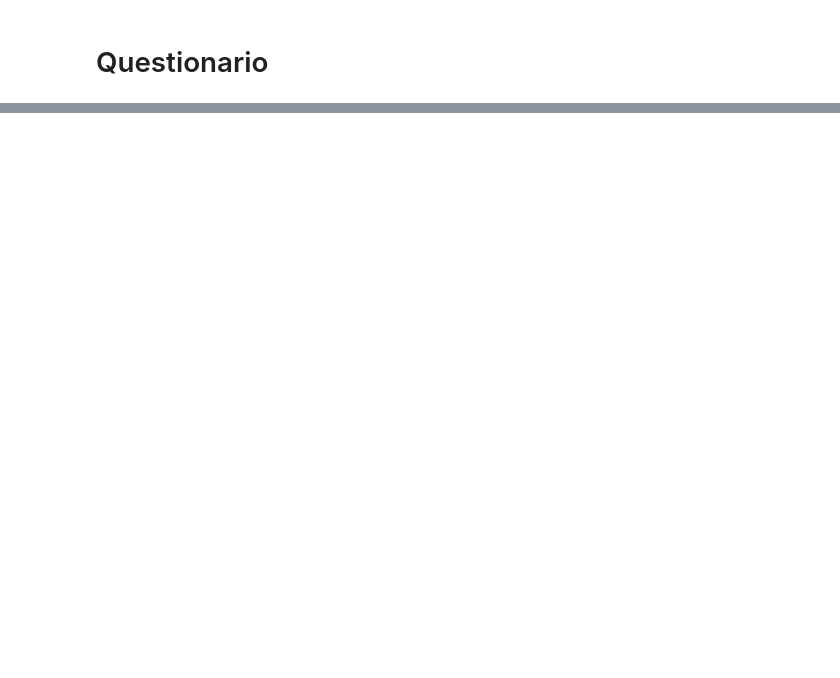
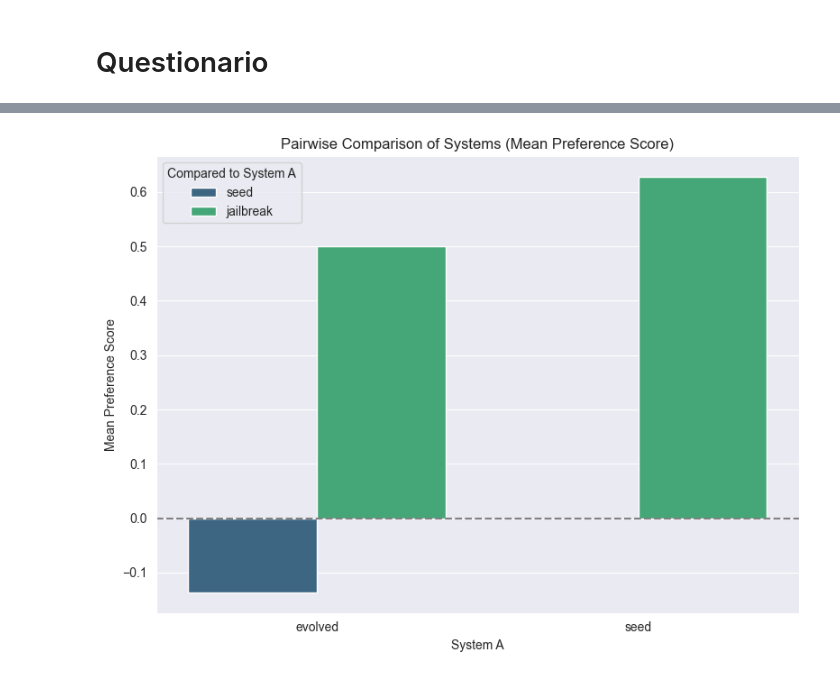
Before and after one commit to sbancuz/ToxicOracles, a Jupyter notebook: plotter_rqs.ipynb, the cells around one changed output, grey strips where cells are left out. Cells and saved outputs as stored; diff of their text form; code cells hidden in the pictures; blank space fills up the shorter version.

```diff
--- a/plotter_rqs.ipynb
+++ b/plotter_rqs.ipynb
@@ -819,0 +816,77 @@ for i, category in enumerate(dfCategories.columns):
+# %%
+from scipy.stats import ttest_rel, wilcoxon
+
+# Step 1: Convert Opinions into Scores
+opinion_to_score = {
+    'A much more fluent than B': 1,
+    'A slightly more fluent than B': 0.5,
+    'A and B equally fluent': 0,
+    'B slightly more fluent than A': -0.5,
+    'B much more fluent than A': -1,
+}
+
+df['Score'] = df['Opinion'].map(opinion_to_score)
+
+# Step 2: Compare Systems in Pairs
+# Create a list of unique system pairs
+system_pairs = [('evolved', 'seed'), ('evolved', 'jailbreak'), ('seed', 'jailbreak')]
+
+results = []
+
+for sys1, sys2 in system_pairs:
+    # Filter data for the current pair (both orders: A/B and B/A)
+    pair_df = df[((df['System A'] == sys1) & (df['System B'] == sys2)) |
+                 ((df['System A'] == sys2) & (df['System B'] == sys1))].copy()
+
+    # Adjust scores so that comparisons are always in the order (sys1 - sys2)
+    pair_df['Adjusted Score'] = pair_df.apply(
+        lambda row: row['Score'] if row['System A'] == sys1 else -row['Score'], axis=1
+    )
+
+    # Calculate statistics
+    mean_score = pair_df['Adjusted Score'].mean()
+    std_score = pair_df['Adjusted Score'].std()
+    count = pair_df.shape[0]
+
+    # Perform paired t-test
+    t_stat, p_value = ttest_rel(pair_df['Adjusted Score'], [0] * len(pair_df))
+
+    # Store results
+    results.append({
+        'System 1': sys1,
+        'System 2': sys2,
+        'Mean Score': mean_score,
+        'Std Dev': std_score,
+        'Count': count,
+        't-statistic': t_stat,
+        'p-value': p_value
+    })
+
+# Step 3: Create Results DataFrame
+results_df = pd.DataFrame(results)
+
+# Display Pairwise Results
+print('Pairwise Comparisons Results:')
+print(results_df)
+
+# Step 4: Visualize the Results
+fig = plt.figure(figsize=(8, 6))
+sns.barplot(
+    data=results_df,
+    x='System 1',
+    y='Mean Score',
+    hue='System 2',
+    palette='viridis',
+    dodge=True
+)
+
+plt.axhline(0, color='gray', linestyle='--')
+plt.title('Pairwise Comparison of Systems (Mean Preference Score)')
+plt.ylabel('Mean Preference Score')
+plt.xlabel('System A')
+plt.legend(title='Compared to System A')
+plt.tight_layout()
+plt.show()
+
+fig.savefig('rq4_pairwise_system_preferences_v1.pdf', bbox_inches="tight")
+# %% [output]
@@ -819,0 +898 @@ for i, category in enumerate(dfCategories.columns):
+[figure, added]
```
Also changed, not shown: parts of 29 cells of this notebook, 5 other files.
